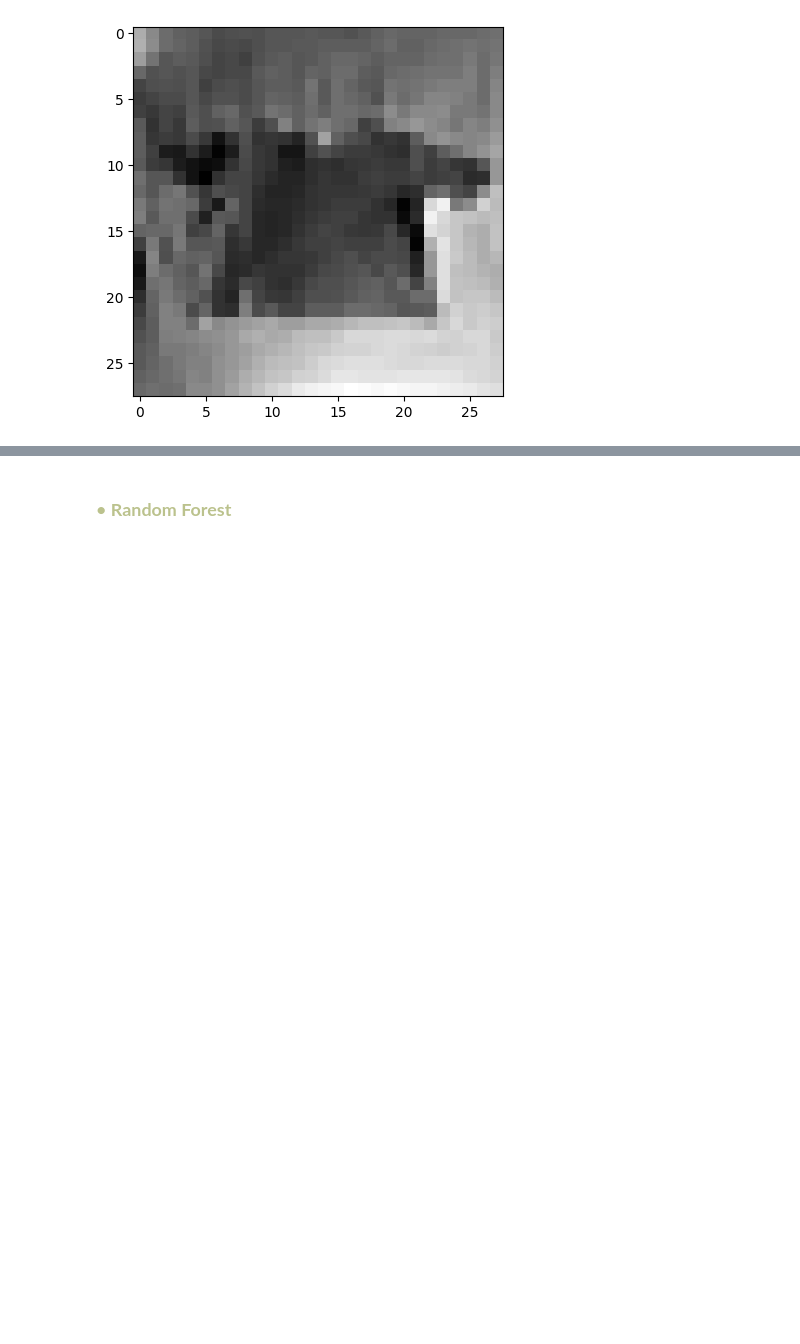
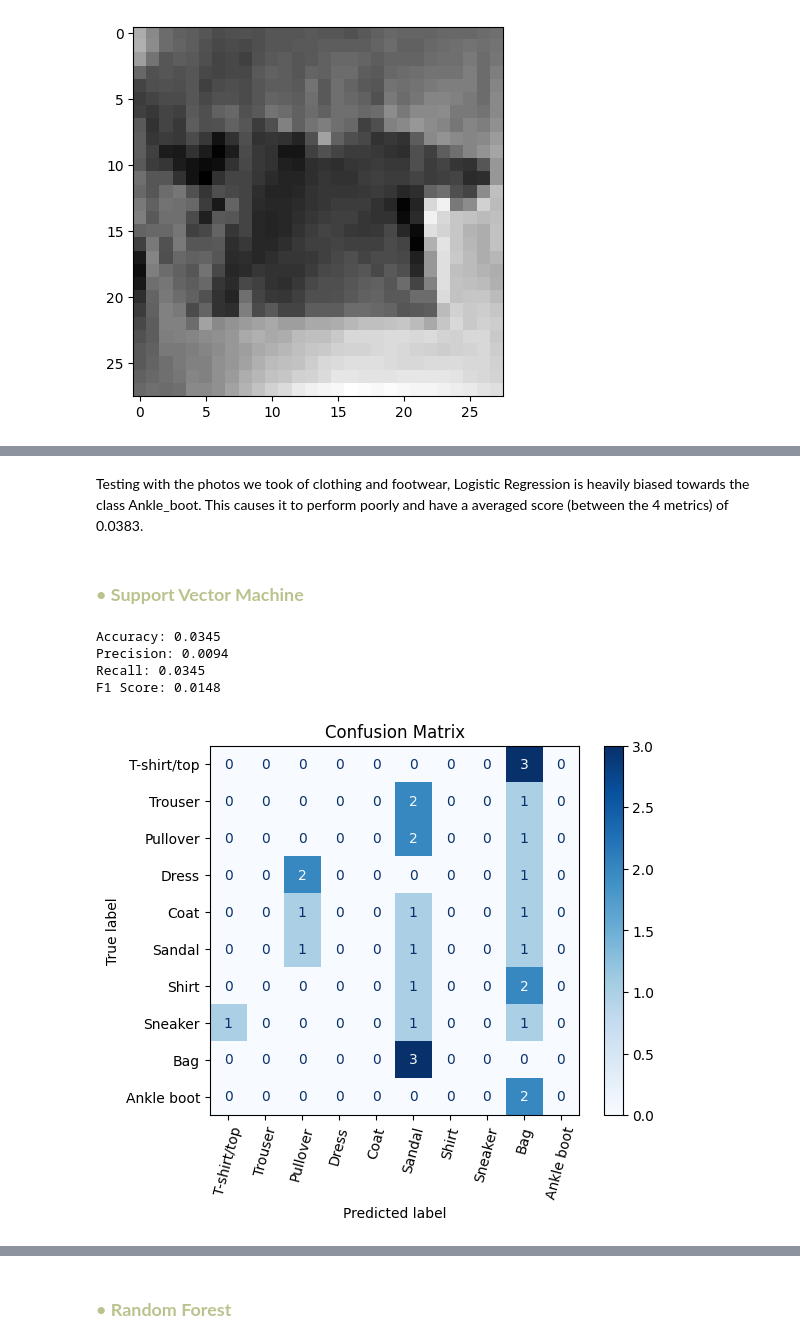
Before and after one commit to ch0fas/ML_Projects, a Jupyter notebook: fashion_mnist.ipynb, the cells around one changed output, grey strips where cells are left out. Drawn from its saved outputs; the diff is of its cells as text; code cells hidden in the pictures; blank space fills up the shorter version.

```diff
--- a/fashion_mnist.ipynb
+++ b/fashion_mnist.ipynb
@@ -824,0 +829,16 @@ Primeras etiquetas: [9 9 8 8 8 4 4 4 3 3 3 2 2 2 5 5 5 6 6 6 7 7 7 1 1 1 0 0 0]
+# %% [markdown]
+Testing with the photos we took of clothing and footwear, Logistic Regression is heavily biased towards the class Ankle_boot. This causes it to perform poorly and have a averaged score (between the 4 metrics) of 0.0383.
+# %% [markdown]
+### <font color= #bbc28d>• **Support Vector Machine** </font>
+# %%
+X_prueba_pca = pca.transform(x_prueba)
+
+y_pred_real2 = svc_pca.predict(X_prueba_pca)
+
+eval(y, y_pred_real2)
+# %% [output]
+Accuracy: 0.0345
+Precision: 0.0094
+Recall: 0.0345
+F1 Score: 0.0148
+[figure, added]
```
Also changed, not shown: parts of 14 cells of this notebook.
